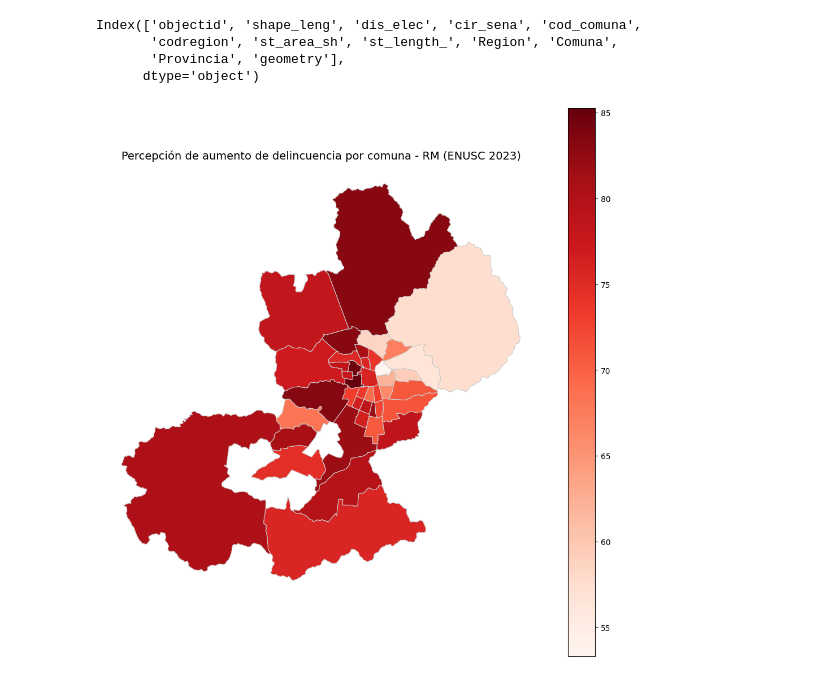
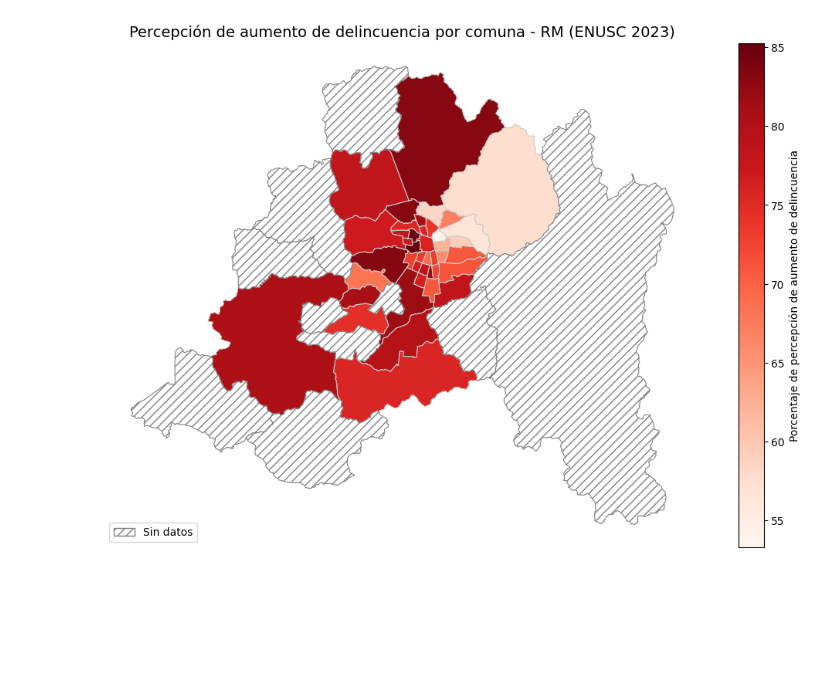
Before and after one commit to Lagartin1/analisisOfertasLab, a Jupyter notebook: src/AnalisisSeguridad.ipynb, the cells around one changed output. Cells and saved outputs as stored; diff of their text form; code cells hidden in the pictures; blank space fills up the shorter version.

```diff
--- a/src/AnalisisSeguridad.ipynb
+++ b/src/AnalisisSeguridad.ipynb
@@ -25,44 +26,47 @@ Datos de seguridad ciudadana (INE) cargados
 # %%
 gdf_comunas = gpd.read_file('/home/tole/PrograCientifica/analisisOfertasLab/scripts/data/geo/13.geojson')
-print(gdf_comunas.columns)
 
 df['P_AUMENTO_COM'] = df['P_AUMENTO_COM'].fillna(0)
 df_filtrado_comunas = df[df['P_AUMENTO_COM'].isin([1, 2, 3])]
 
 inseguridad = (df_filtrado_comunas.groupby('enc_rpc')['P_AUMENTO_COM']
     .apply(lambda x: (x == 1).mean() * 100)
     .reset_index(name='perc_aumento')
 )
 
 gdf_comunas['enc_rpc'] = gdf_comunas['cod_comuna'].astype(int)
 gdf_mapa = gdf_comunas.merge(inseguridad, on='enc_rpc', how='left')
 
-fig, ax = pltgr.subplots(figsize=(10, 10))
+fig, ax = pltgr.subplots(figsize=(10, 7))
 gdf_mapa.plot(
     column='perc_aumento',
     cmap='Reds',
     linewidth=0.8,
     ax=ax,
     edgecolor='0.8',
     legend=True,
+    legend_kwds={
+        'label': "Porcentaje de percepción de aumento de delincuencia",
+        'orientation': "vertical"
+    },
     missing_kwds={
-        "color": "white",  # relleno blanco
-        "edgecolor": "gray",  # borde gris claro
-        "hatch": "///",  # patrón opcional
+        "color": "white",
+        "edgecolor": "gray",
+        "hatch": "///",
         "label": "Sin datos"
     }
 )
+ax.set_title('Percepción de aumento de delincuencia por comuna - RM (ENUSC 2023)', fontsize=14)
 
-ax.set_title('Percepción de aumento de delincuencia por comuna - RM (ENUSC 2023)', fontsize=14)
+# Agregar manualmente la leyenda para las comunas sin datos
+sin_datos_patch = Patch(facecolor='white', edgecolor='gray', hatch='///', label='Sin datos')
+ax.legend(handles=[sin_datos_patch], loc='lower left', fontsize=10)
+
 ax.axis('off')
 pltgr.tight_layout()
 pltgr.show()
 # %% [output]
-Index(['objectid', 'shape_leng', 'dis_elec', 'cir_sena', 'cod_comuna',
-       'codregion', 'st_area_sh', 'st_length_', 'Region', 'Comuna',
-       'Provincia', 'geometry'],
-      dtype='object')
-[figure, old version]
+[figure, new version]
 # %%
 def clasificar_region(region):
     if region == 1:
```
Also changed, not shown: parts of 6 cells of this notebook, 3 other files.
